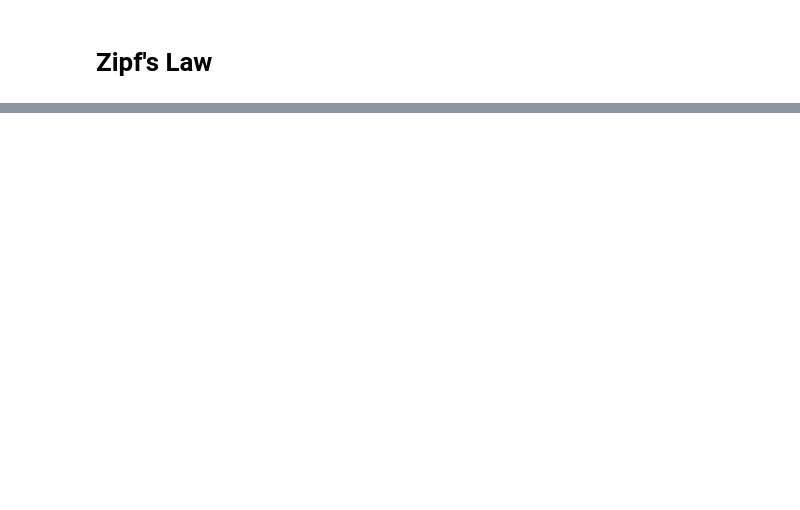
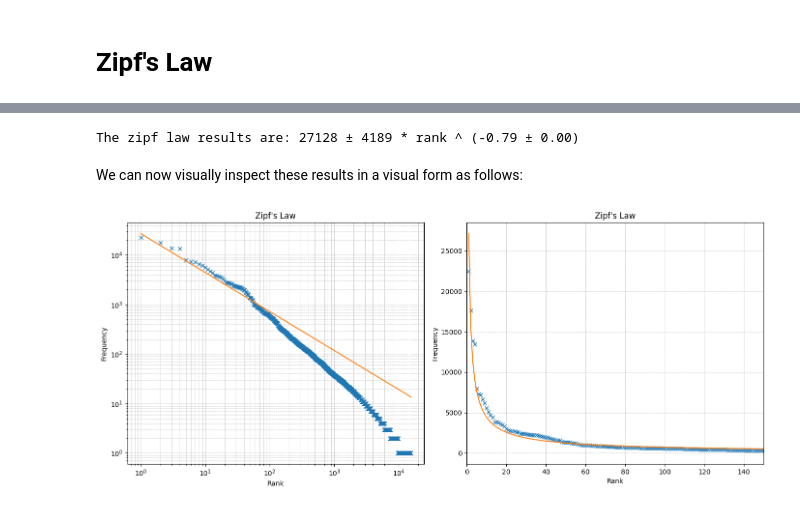
Before and after one commit to AimbotParce/MDS-IRRS-ZipfLaw, a Jupyter notebook: notebooks/Zipf.ipynb, the cells around one changed output, grey strips where cells are left out. Cells and saved outputs as stored; diff of their text form; code cells hidden in the pictures; blank space fills up the shorter version.

```diff
--- a/notebooks/Zipf.ipynb
+++ b/notebooks/Zipf.ipynb
@@ -33,0 +62,35 @@ In a similar fashion to our Heap's law analysis, we will not proceed with OLS re
+# %%
+from scipy.optimize import curve_fit
+
+def zipf(x, alpha, beta):
+    return alpha * x ** beta
+
+(alpha, beta), pcov = curve_fit(zipf, rank, counts)
+print(f"The zipf law results are: {alpha:.0f} ± {pcov[0][0]:.0f} * rank ^ ({beta:.2f} ± {pcov[1][1]:.2f})")
+# %% [output]
+The zipf law results are: 27128 ± 4189 * rank ^ (-0.79 ± 0.00)
+# %% [markdown]
+We can now visually inspect these results in a visual form as follows:
+# %%
+
+fig, ax = plt.subplots(1, 2, figsize=(14, 6))
+ax[0].loglog(rank, counts, 'x')
+ax[0].plot(rank, alpha*rank**beta)
+ax[0].set_xlabel("Rank")
+ax[0].set_ylabel("Frequency")
+ax[0].set_title("Zipf's Law")
+ax[0].grid(True, which="both", linestyle="--", linewidth=0.5)
+
+
+ax[1].plot(rank, counts, 'x')
+ax[1].plot(rank, alpha*rank**beta)
+ax[1].set_xlim(0, 150)
+ax[1].set_xlabel("Rank")
+ax[1].set_ylabel("Frequency")
+ax[1].set_title("Zipf's Law")
+ax[1].grid(True, which="both", linestyle="--", linewidth=0.5)
+
+plt.tight_layout()
+plt.show()
+# %% [output]
+[figure, added]
```
Also changed, not shown: parts of 6 cells of this notebook.
